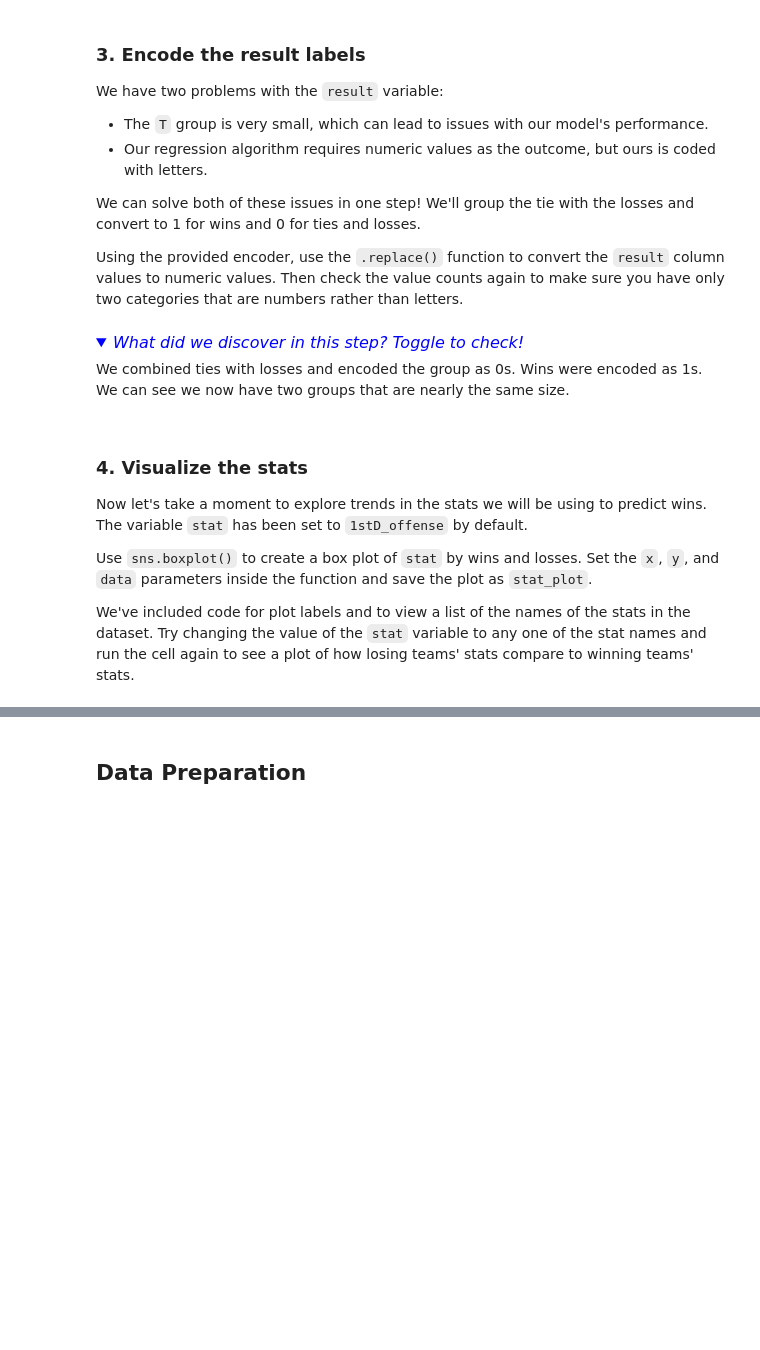
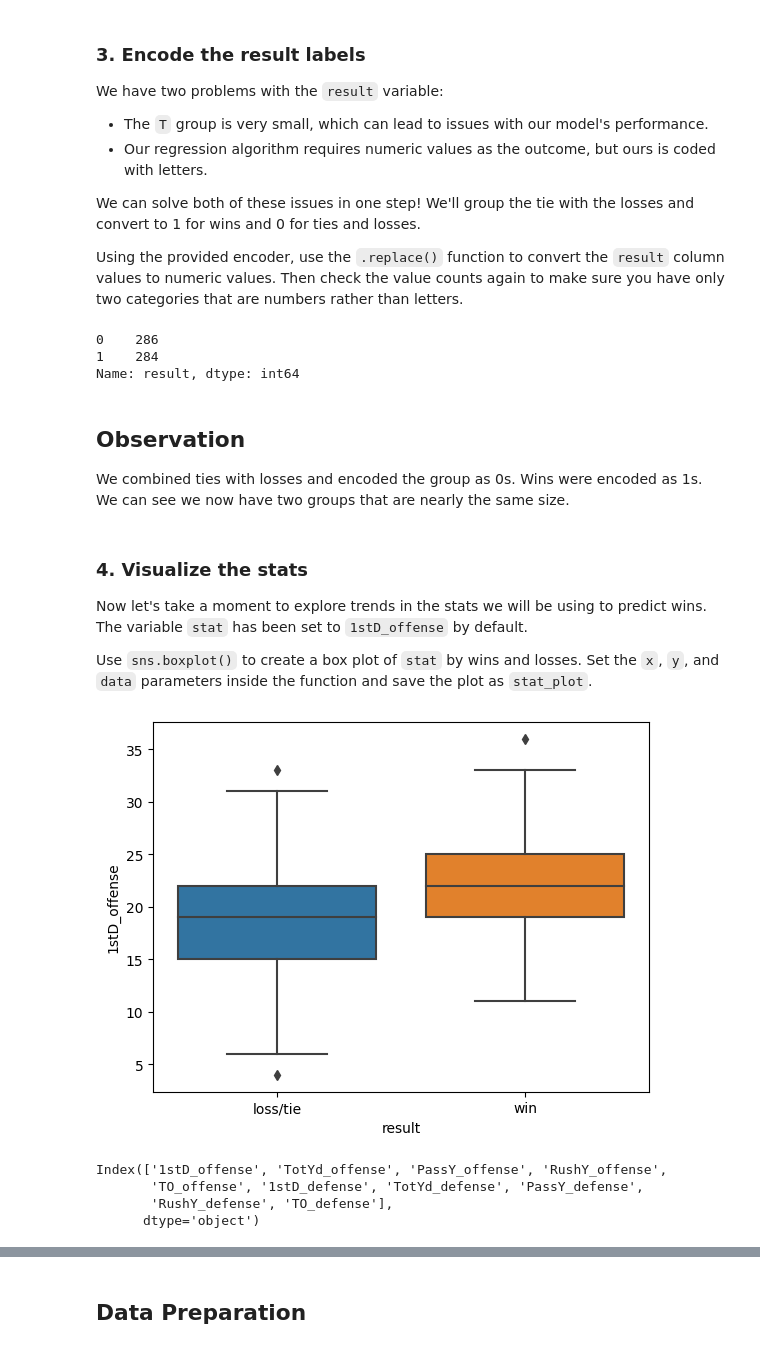
Before and after one commit to HNW11/NFL_Stats_Python, a Jupyter notebook: notebook.ipynb, the cells around one changed output, grey strips where cells are left out. Saved outputs shown, nothing was run; the diff lists cells and outputs as text; code cells hidden in the pictures; folded sections open; blank space fills up the shorter version.

```diff
--- a/notebook.ipynb
+++ b/notebook.ipynb
@@ -46,6 +42,6 @@ After running the first cell to load all necessary libraries, we need to load ou
 </details>
 # %%
 # load dataset
-
-
+nfl = pd.read_csv('season_2021.csv')
 # inspect first few rows
+nfl.head()
@@ -81,35 +82,40 @@ We can solve both of these issues in one step! We'll group the tie with the loss
 Using the provided encoder, use the `.replace()` function to convert the `result` column values to numeric values. Then check the value counts again to make sure you have only two categories that are numbers rather than letters.
 # %%
 # nested dictionary to encode alphanumeric values to numeric values
-
-
+result_encoder = {'result': {'W': 1, 'T': 0, 'L': 0}}
 # encode result column using encoder
-
-
+nfl.replace(result_encoder, inplace=True)
 # check result value counts
+nfl['result'].value_counts()
+# %% [output]
+0    286
+1    284
+Name: result, dtype: int64
 # %% [markdown]
-<details>
-    <summary style="display:list-item; font-size:16px; color:blue;"><i>What did we discover in this step? Toggle to check!</i></summary>
-
+## Observation
 We combined ties with losses and encoded the group as 0s. Wins were encoded as 1s. We can see we now have two groups that are nearly the same size.
-
-</details>
 # %% [markdown]
 ### 4. Visualize the stats
 
 Now let's take a moment to explore trends in the stats we will be using to predict wins. The variable `stat` has been set to `1stD_offense` by default.
 
 Use `sns.boxplot()` to create a box plot of `stat` by wins and losses. Set the `x`, `y`, and `data` parameters inside the function and save the plot as `stat_plot`.
-
-We've included code for plot labels and to view a list of the names of the stats in the dataset. Try changing the value of the `stat` variable to any one of the stat names and run the cell again to see a plot of how losing teams' stats compare to winning teams' stats.
 # %%
 # change stat to view plot
-
+stat = '1stD_offense'
 
 # box plot of stat
-
+stat_plot = sns.boxplot(x= 'result', y=stat, data=nfl)
 
 # plot labels
-
+stat_plot.set_xticklabels(['loss/tie','win'])
+plt.show()
 # list feature names
+print(nfl.columns[8:])
+# %% [output]
+[figure, added]
+Index(['1stD_offense', 'TotYd_offense', 'PassY_offense', 'RushY_offense',
+       'TO_offense', '1stD_defense', 'TotYd_defense', 'PassY_defense',
+       'RushY_defense', 'TO_defense'],
+      dtype='object')
 # %% [markdown]
```
Also changed, not shown: parts of 30 cells of this notebook.
